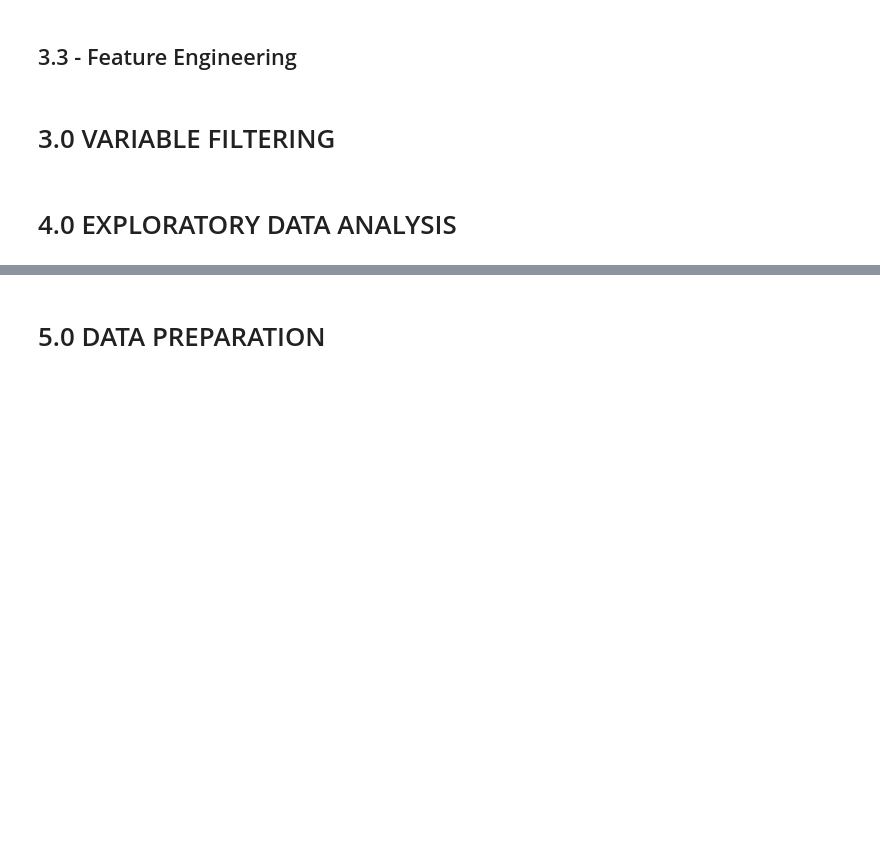
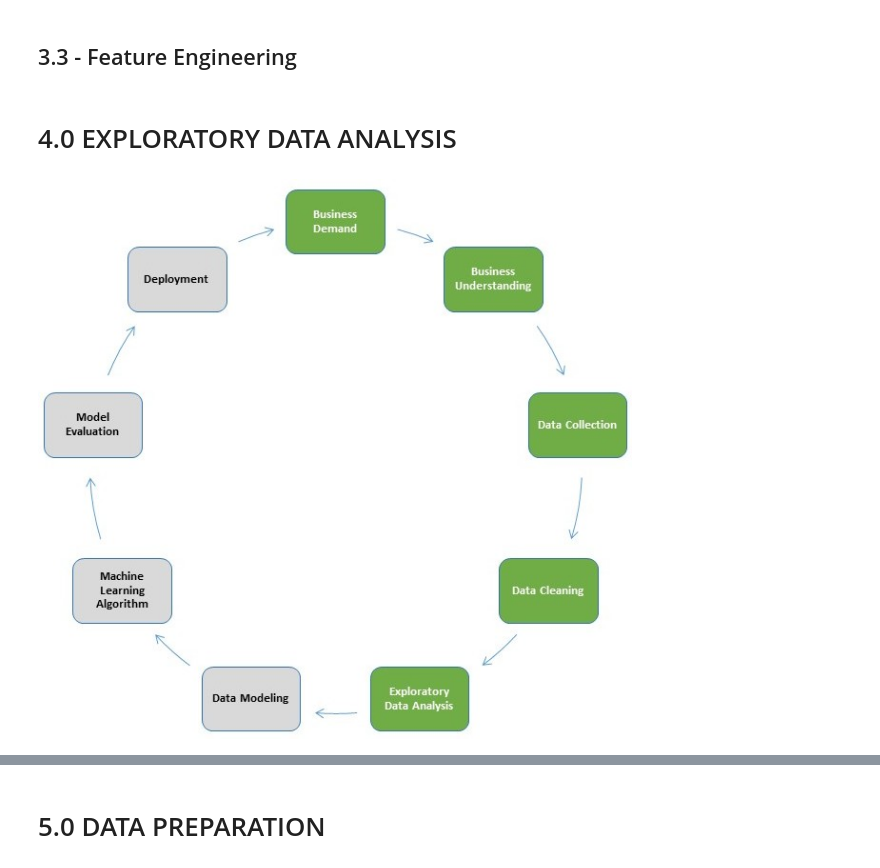
Before and after one commit to fabyosr/CreditAnalysis, a Jupyter notebook: CreditAnalysis.ipynb, the cells around one changed output, grey strips where cells are left out. Saved outputs shown, nothing was run; the diff lists cells and outputs as text; code cells hidden in the pictures; blank space fills up the shorter version.

```diff
--- a/CreditAnalysis.ipynb
+++ b/CreditAnalysis.ipynb
@@ -319,4 +339,2 @@ df2['loan_type'] = df2['loan'].apply(lambda x: 'low' if x<=2000 else 'median' if
-# %% [markdown]
-# 3.0 VARIABLE FILTERING
 # %% [markdown]
 # 4.0 EXPLORATORY DATA ANALYSIS
@@ -322,0 +343,4 @@ df2['loan_type'] = df2['loan'].apply(lambda x: 'low' if x<=2000 else 'median' if
+# %%
+Image("img/crisp4.jpg")
+# %% [output]
+[figure, added]
```
Also changed, not shown: parts of 56 cells of this notebook.
